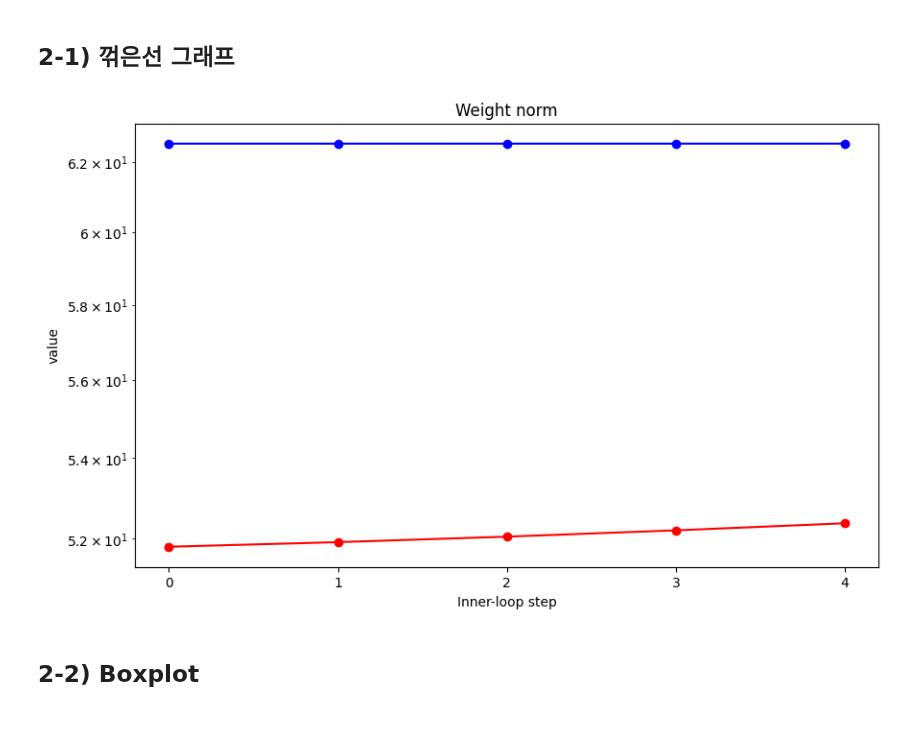
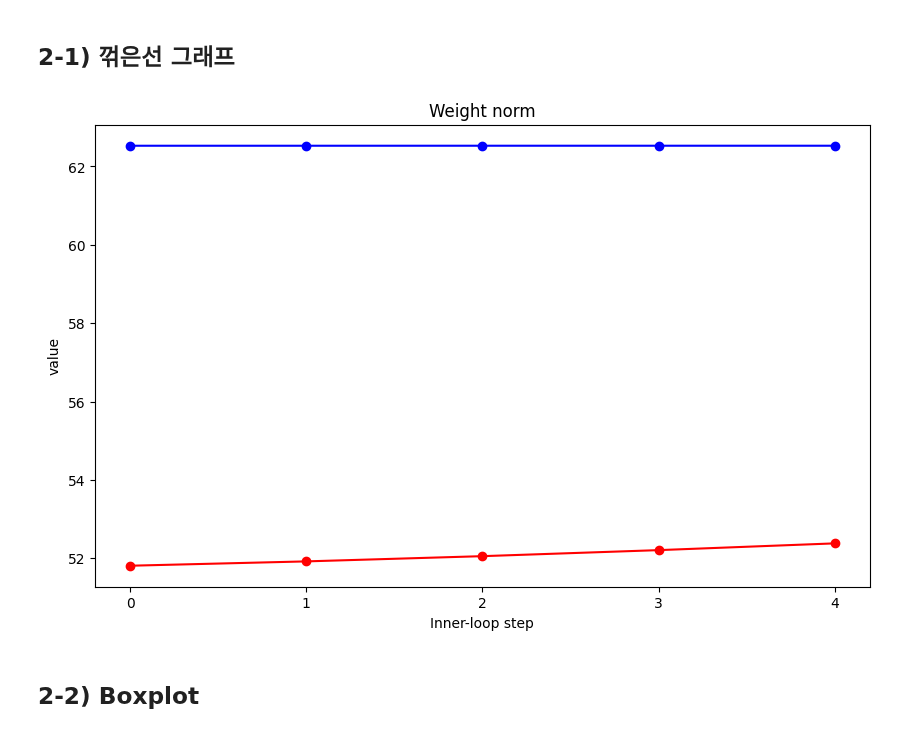
Before and after one commit to SKKUJMLim/MAML, a Jupyter notebook: Test_jupyternotebook/Analytics_integration_Step.ipynb, the cells around one changed output. Cells and saved outputs as stored; diff of their text form; code cells hidden in the pictures.

```diff
--- a/Test_jupyternotebook/Analytics_integration_Step.ipynb
+++ b/Test_jupyternotebook/Analytics_integration_Step.ipynb
@@ -143,35 +141,35 @@ arbiter_variance_df = arbiter_per_inner_loop_step['all_weights_norm'].var()
 arbiter_std_dev_df = arbiter_variance_df**0.5
 
 # 그룹 이름과 평균 및 표준 편차를 리스트로 추출합니다
 arbiter_group_names = arbiter_mean_df.index.tolist()
 arbiter_means = arbiter_mean_df.values
 arbiter_std_devs = arbiter_std_dev_df.values
 
 
 # x축 값을 생성합니다
 x = range(len(maml_group_names))
 
 # 꺾은선 그래프를 그립니다
 plt.figure(figsize=(10, 6))
 plt.plot(x, maml_means, '-o', color='b', label='MAML')
 plt.plot(x, arbiter_means, '-o', color='r', label='Arbiter')
 
 # 표준 편차 범위를 그림자로 표시합니다
 #plt.fill_between(x, maml_means - maml_std_devs, maml_means + maml_std_devs, color='b', alpha=0.2, label='Standard Deviation')
 #plt.fill_between(x, arbiter_means - arbiter_std_devs, arbiter_means + arbiter_std_devs, color='r', alpha=0.2, label='Standard Deviation')
 
 plt.xticks(x, group_names)
 plt.xlabel('Inner-loop step')
 plt.ylabel('value')
 plt.title('Weight norm')
 
 # y축을 로그 스케일로 설정
-plt.yscale('log')
+# plt.yscale('log')
 
 # 그래프를 표시합니다
 plt.show()
 # %% [output]
-[figure, old version]
+[figure, new version]
 # %% [markdown]
 ## 2-2) Boxplot
 # %%
```
Also changed, not shown: parts of 5 cells of this notebook, 3 other files.
